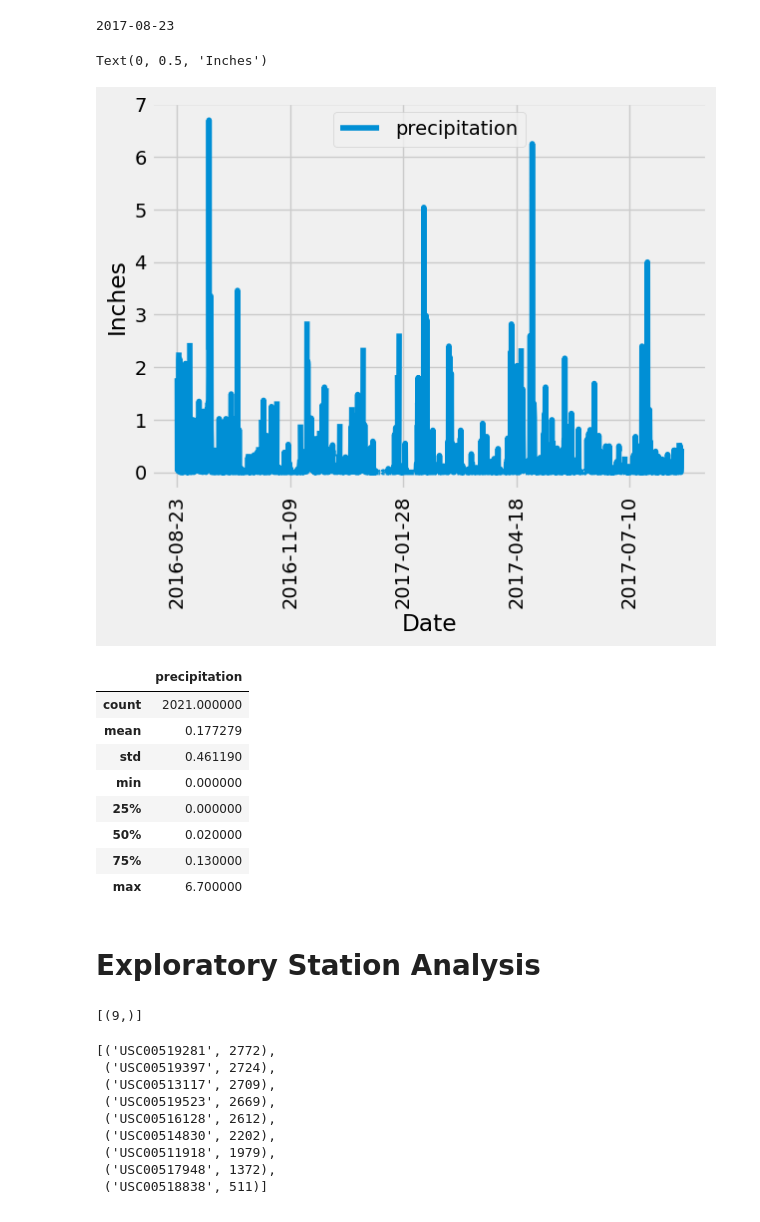
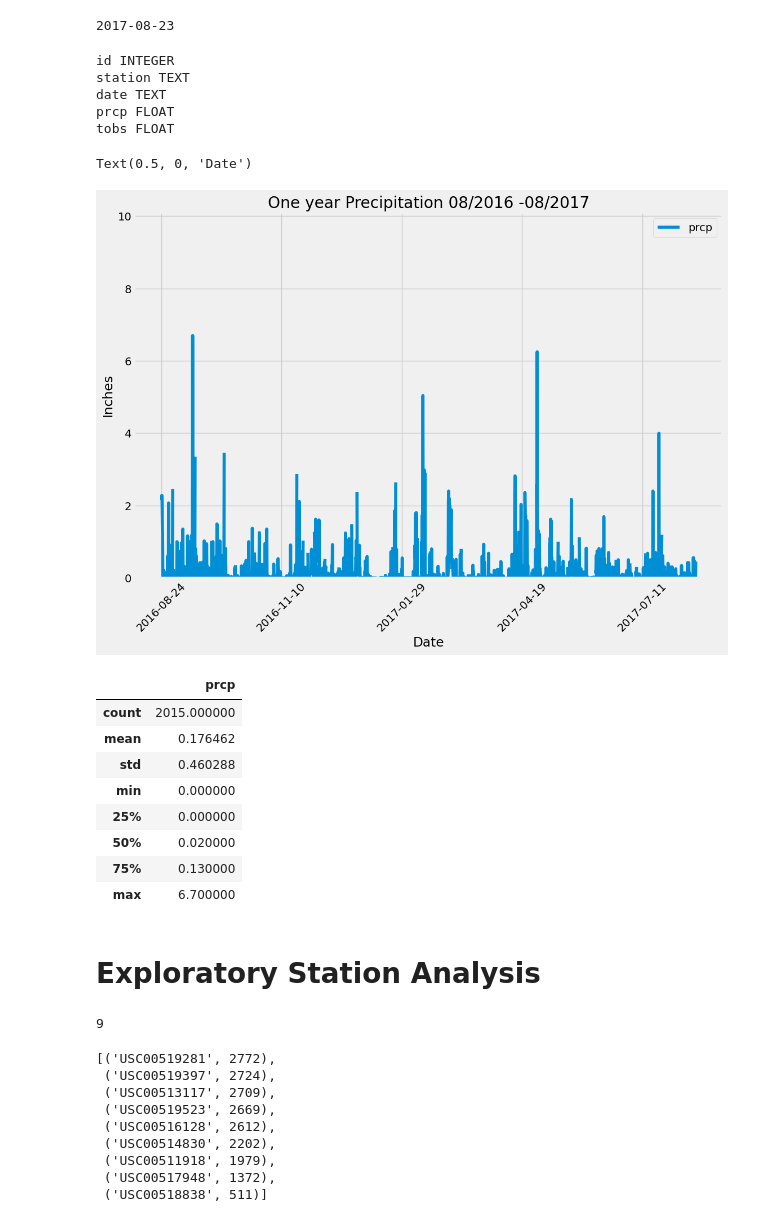
Before and after one commit to leedthanh/sqlalchemy-challenge, a Jupyter notebook: SurfsUp/climate_starter.ipynb, the cells around one changed output. Saved outputs shown, nothing was run; the diff lists cells and outputs as text; code cells hidden in the pictures.

```diff
--- a/SurfsUp/climate_starter.ipynb
+++ b/SurfsUp/climate_starter.ipynb
@@ -65,32 +67,64 @@ print(recent_date)
 # %% [output]
 2017-08-23
+# %%
+
+query_yearly = latest_date - dt.timedelta(days=365)
+
+columns_station = inspector.get_columns('station')
+for column in columns:
+    print(column["name"], column["type"])
+# %% [output]
+id INTEGER
+station TEXT
+date TEXT
+prcp FLOAT
+tobs FLOAT
 # %%
 # Design a query to retrieve the last 12 months of precipitation data and plot the results.
 # Starting from the most recent data point in the database.
+latest_date = dt.datetime(2017,8,23)
+# Calculate the date one year from the last date in data set.
 
-# Calculate the date one year from the last date in data set.
+query_yearly = latest_date - dt.timedelta(days=365)
 
 
 # Perform a query to retrieve the data and precipitation scores
 
+data_precipitation_scores = session.query(Measurement.date, Measurement.prcp).filter(Measurement.date >= query_yearly).all()
 
 # Save the query results as a Pandas DataFrame. Explicitly set the column names
 
+date_prcp_df = pd.DataFrame(data_precipitation_scores)
+
+date_prcp_df
+
+# setting index because without this the bar graph looks really weird
+date_prcp_df = date_prcp_df.set_index('date')
 
 # Sort the dataframe by date
+sorted_df = date_prcp_df.sort_values(by = ["date"])
 
+sorted_df
+# Use Pandas Plotting with Matplotlib to plot the data
 
-# Use Pandas Plotting with Matplotlib to plot the data
+sorted_df.plot(title = 'One year Precipitation 08/2016 -08/2017' , figsize = (12,8), rot = 45)
+plt.legend(loc = 'upper right')
+plt.ylim(0,10.10)
+plt.ylabel('Inches')
+plt.xlabel('Date')
 # %% [output]
-Text(0, 0.5, 'Inches')
+Text(0.5, 0, 'Date')
-[figure, old version]
+[figure, new version]
 # %%
 # Use Pandas to calculate the summary statistics for the precipitation data
+stat_prcp = sorted_df.describe()
+
+stat_prcp
 # %% [output]
-|  | precipitation |
-| count | 2021.000000 |
-| mean | 0.177279 |
-| std | 0.461190 |
+|  | prcp |
+| count | 2015.000000 |
+| mean | 0.176462 |
+| std | 0.460288 |
 | min | 0.000000 |
 | 25% | 0.000000 |
 | 50% | 0.020000 |
@@ -100,7 +134,13 @@ Text(0, 0.5, 'Inches')
 # Exploratory Station Analysis
 # %%
 # Design a query to calculate the total number of stations in the dataset
+
+# total_station = engine.execute("SELECT COUNT(DISTINCT station) FROM measurement")
+# total_station.fetchall()
+
+total_stations = session.query(Station.id).count()
+print(total_stations)
 # %% [output]
-[(9,)]
+9
 # %%
 # Design a query to find the most active stations (i.e. which stations have the most rows?)
```
Also changed, not shown: parts of 4 cells of this notebook.
